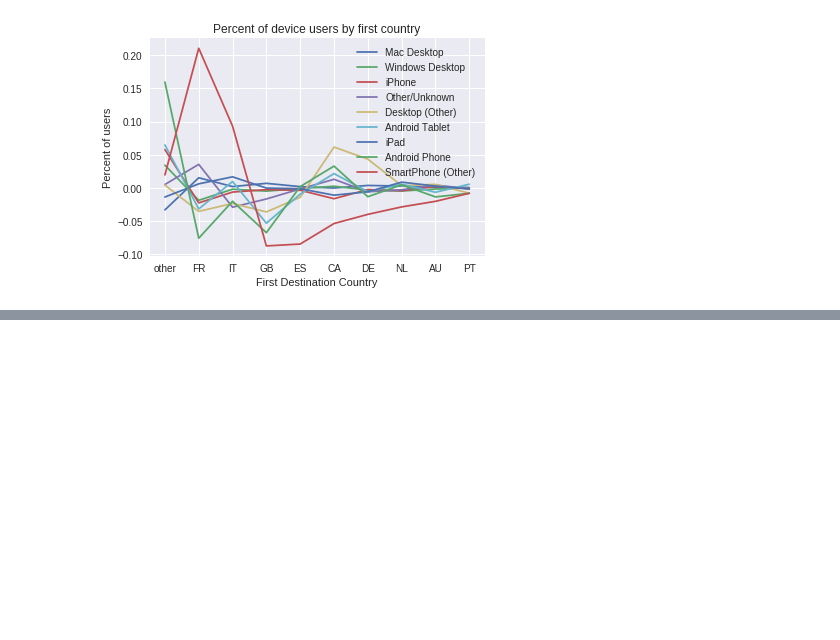
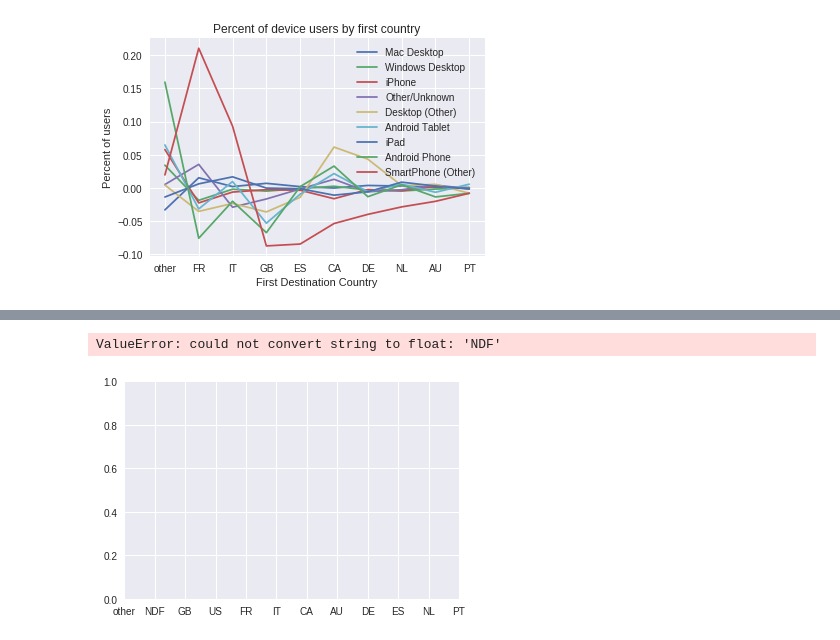
Before and after one commit to bhedayat/258-Assignment-2, a Jupyter notebook: DataExploration/DataExploration_Daniel.ipynb, the cells around one changed output, grey strips where cells are left out. Saved outputs shown, nothing was run; the diff lists cells and outputs as text; code cells hidden in the pictures; blank space fills up the shorter version.

```diff
--- a/DataExploration/DataExploration_Daniel.ipynb
+++ b/DataExploration/DataExploration_Daniel.ipynb
@@ -8,6 +8,7 @@ import matplotlib.pyplot as plt
 %matplotlib inline
 # %%
 train_users_path = '../../Data/train_users_2.csv'
+sessions_path = '../../Data/sessions.csv'
 # %%
 train_users = pd.read_csv(train_users_path)
 train_users.head()
@@ -168,0 +183,18 @@ plt.legend(legend);
+# %%
+sessions = pd.read_csv(sessions_path)
+# %%
+tr_users = train_users[train_users['id'].drop_duplicates().isin(sessions['user_id'].drop_duplicates())]
+# %%
+date_ydm = [int(j.split('-')[1]) for j in ydm]
+months = np.unique(date_ydm)
+tr_booked = []
+for j in tr_users['country_destination']:
+    if j == 'NDF':
+        tr_booked.append(0)
+    else:
+        tr_booked.append(1)
+plt.xticks(,['NDF','not_NDF'])
+plt.plot(tr_users['country_destination'],date_ydm)
+# %% [output]
+ValueError: could not convert string to float: 'NDF'
+[figure, added]
```
Also changed, not shown: parts of 5 cells of this notebook, 1 other file.
